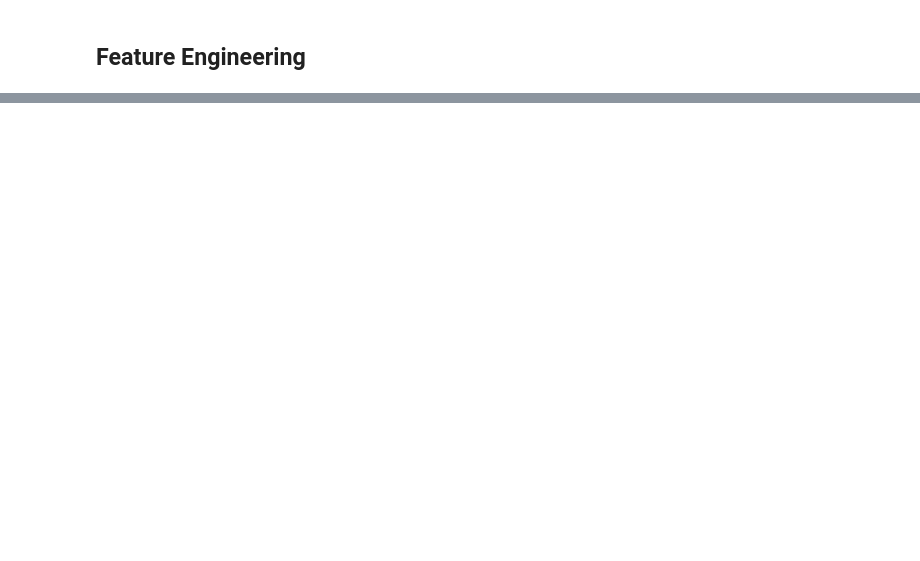
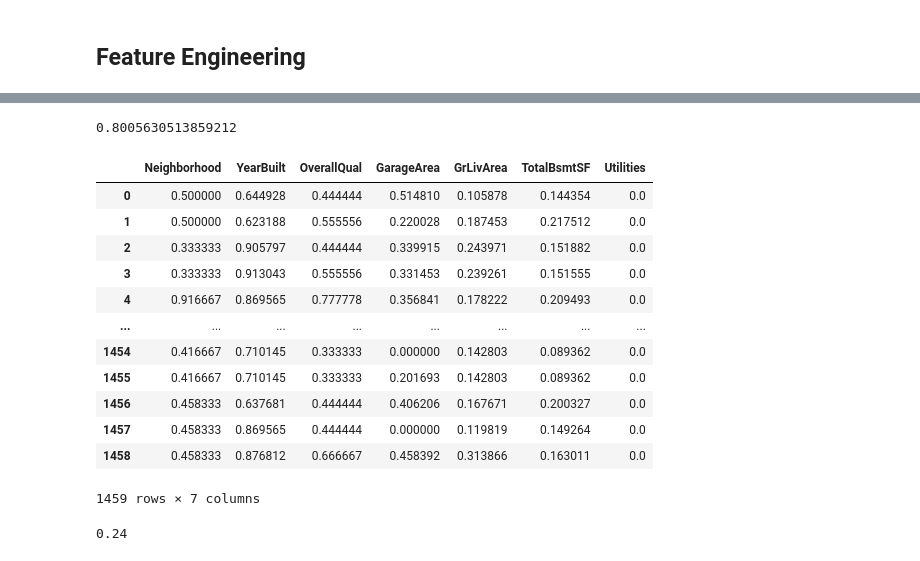
Before and after one commit to Patrick844/dsp-patrick-saade, a Jupyter notebook: notebooks/model-industrialization-1.ipynb, the cells around one changed output, grey strips where cells are left out. Saved outputs shown, nothing was run; the diff lists cells and outputs as text; code cells hidden in the pictures; blank space fills up the shorter version.

```diff
--- a/notebooks/model-industrialization-1.ipynb
+++ b/notebooks/model-industrialization-1.ipynb
@@ -285,0 +533,8 @@ for feature in numerical_features:
+# %%
+selected_features=["Neighborhood","YearBuilt","OverallQual","GarageArea","GrLivArea","TotalBsmtSF","Utilities"]
+# %%
+xtrain=xtrain[selected_features]
+# %%
+scaler=MinMaxScaler()
+scaler.fit(xtrain)
+xtrain[selected_features]=scaler.transform(xtrain)
@@ -285,0 +577,15 @@ for feature in numerical_features:
+# %%
+le.score(xtest,ytest)
+# %% [output]
+0.8005630513859212
+# %%
+ids=dftest["Id"]
+dftest=delete_columns(dftest)
+categorical_features=[features for features in dftest.columns if dftest[features].dtype=="O"]
+numerical_features=[features for features in dftest.columns if dftest[features].dtype!="O"]
+dftest[categorical_features]=dftest[categorical_features].fillna("Missing")
+dftest[numerical_features]=dftest[numerical_features].fillna(0)
+dftest=transform_cat(dftest)
+dftest=transform_ord(dftest)
+dftest=dftest[selected_features]
+dftest[selected_features]=scaler.transform(dftest)
@@ -285,0 +597,26 @@ for feature in numerical_features:
+# %%
+dftest
+# %% [output]
+|  | Neighborhood | YearBuilt | OverallQual | GarageArea | GrLivArea | TotalBsmtSF | Utilities |
+| 0 | 0.500000 | 0.644928 | 0.444444 | 0.514810 | 0.105878 | 0.144354 | 0.0 |
+| 1 | 0.500000 | 0.623188 | 0.555556 | 0.220028 | 0.187453 | 0.217512 | 0.0 |
+| 2 | 0.333333 | 0.905797 | 0.444444 | 0.339915 | 0.243971 | 0.151882 | 0.0 |
+| 3 | 0.333333 | 0.913043 | 0.555556 | 0.331453 | 0.239261 | 0.151555 | 0.0 |
+| 4 | 0.916667 | 0.869565 | 0.777778 | 0.356841 | 0.178222 | 0.209493 | 0.0 |
+| ... | ... | ... | ... | ... | ... | ... | ... |
+| 1454 | 0.416667 | 0.710145 | 0.333333 | 0.000000 | 0.142803 | 0.089362 | 0.0 |
+| 1455 | 0.416667 | 0.710145 | 0.333333 | 0.201693 | 0.142803 | 0.089362 | 0.0 |
+| 1456 | 0.458333 | 0.637681 | 0.444444 | 0.406206 | 0.167671 | 0.200327 | 0.0 |
+| 1457 | 0.458333 | 0.869565 | 0.444444 | 0.000000 | 0.119819 | 0.149264 | 0.0 |
+| 1458 | 0.458333 | 0.876812 | 0.666667 | 0.458392 | 0.313866 | 0.163011 | 0.0 |
+1459 rows × 7 columns
+# %%
+import numpy as np
+from sklearn.metrics import mean_squared_log_error
+
+def compute_rmsle(y_test: np.ndarray, y_pred: np.ndarray, precision: int = 2) -> float:
+    rmsle = np.sqrt(mean_squared_log_error(y_test, y_pred))
+    return round(rmsle, precision)
+compute_rmsle(ytest,ypred)
+# %% [output]
+0.24
```
Also changed, not shown: parts of 49 cells of this notebook, 1 other file.
